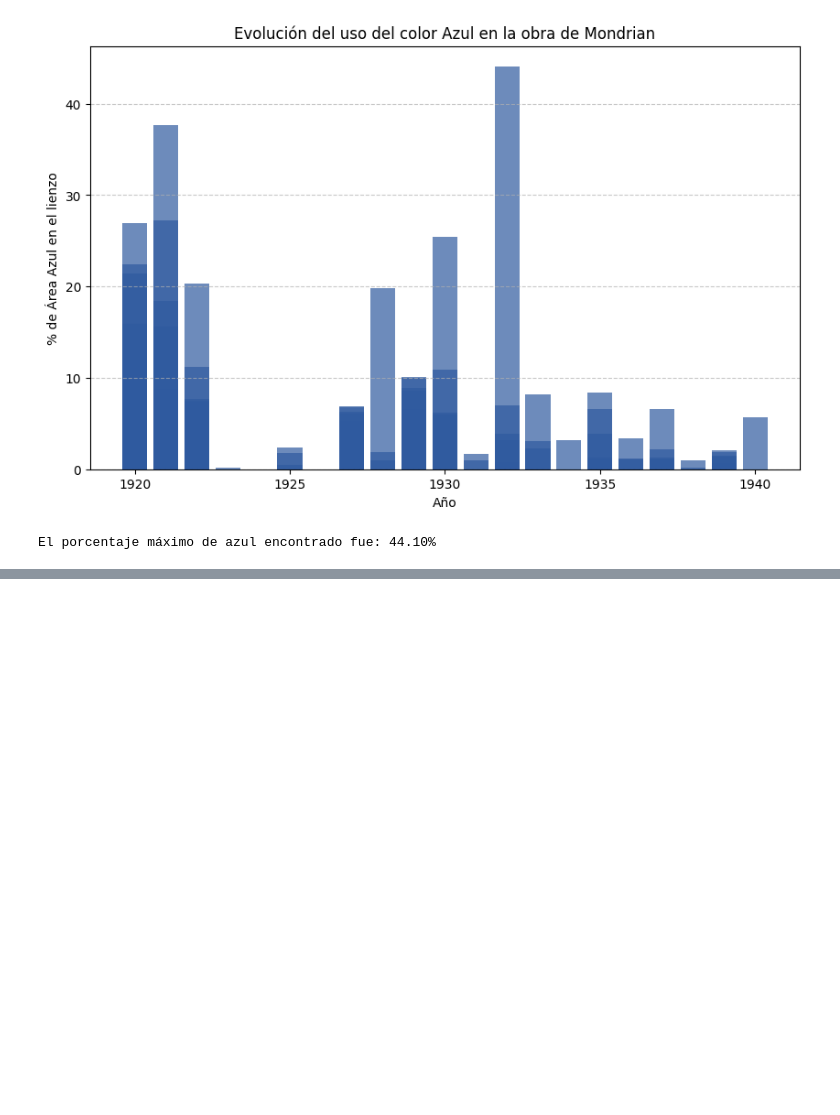
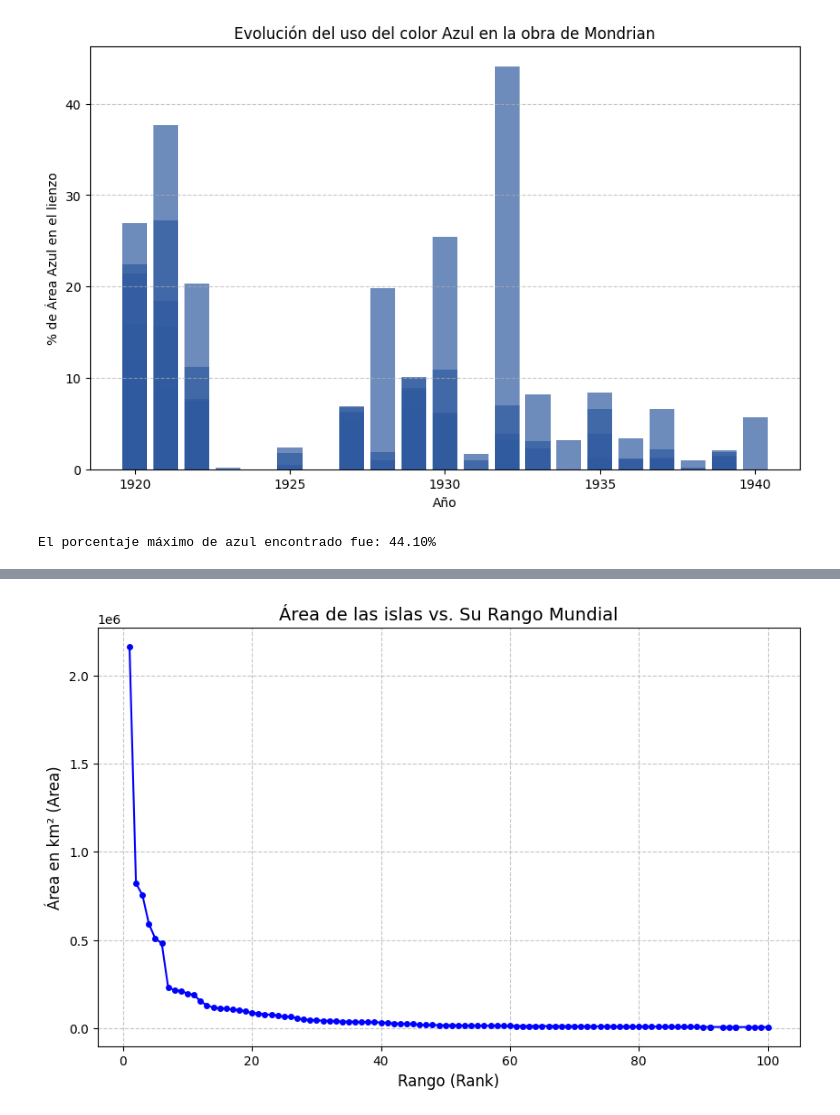
Before and after one commit to Jpablo179804/MineriaDatos, a Jupyter notebook: MineriaDatos.ipynb, the cells around one changed output, grey strips where cells are left out. Cells and saved outputs as stored; diff of their text form; code cells hidden in the pictures; blank space fills up the shorter version.

```diff
--- a/MineriaDatos.ipynb
+++ b/MineriaDatos.ipynb
@@ -3056,0 +3071,6 @@ El porcentaje máximo de azul encontrado fue: 44.10%
+# %%
+import pandas as pd
+import matplotlib.pyplot as plt
+
+df = pd.read_csv('largest-islands.csv')
+df.head()
@@ -3056,0 +3134,13 @@ El porcentaje máximo de azul encontrado fue: 44.10%
+# %%
+df_sorted = df.sort_values(by='rank', ascending=False)
+
+plt.figure(figsize=(10, 6))
+plt.plot(df_sorted['rank'], df_sorted['area'], color='b', marker='o', markersize=4, linestyle='-')
+plt.title('Área de las islas vs. Su Rango Mundial', fontsize=14)
+plt.xlabel('Rango (Rank)', fontsize=12)
+plt.ylabel('Área en km² (Area)', fontsize=12)
+
+plt.grid(True, linestyle='--', alpha=0.7)
+plt.show()
+# %% [output]
+[figure, added]
```
Also changed, not shown: parts of 8 cells of this notebook.
